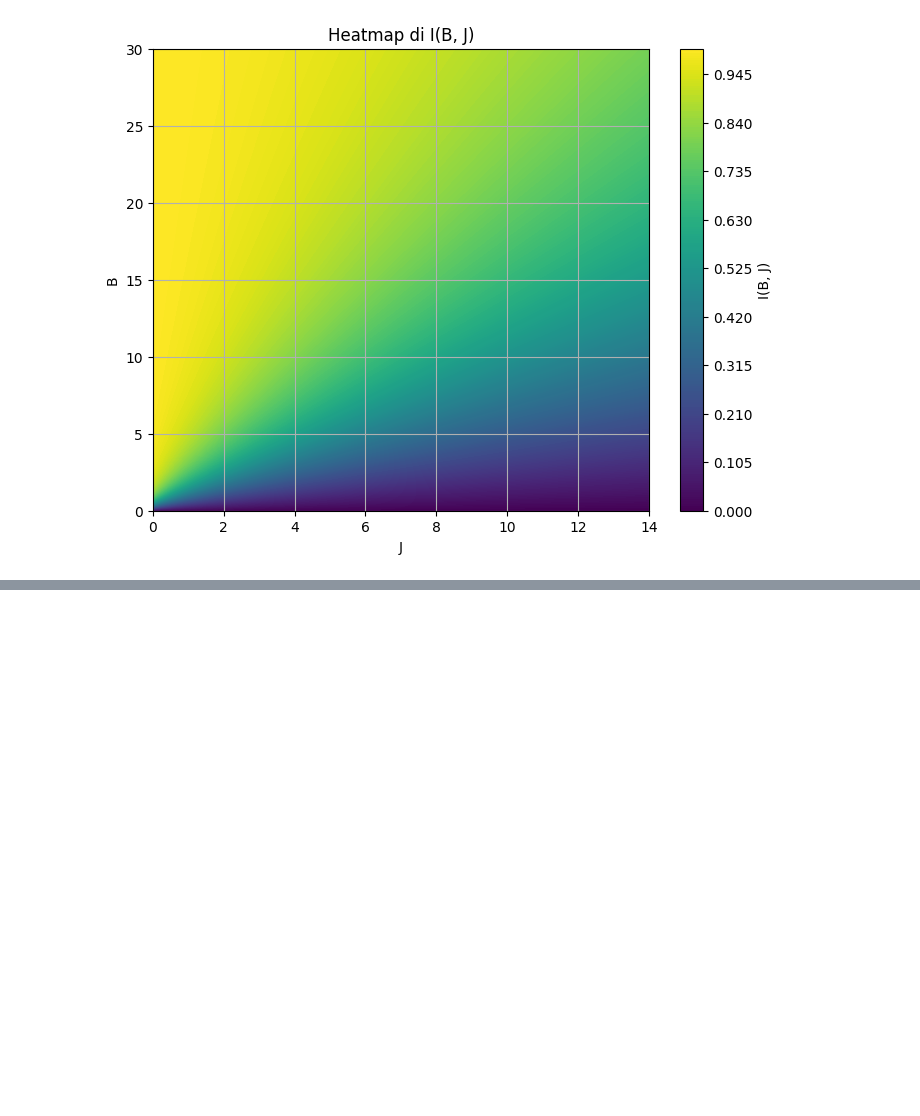
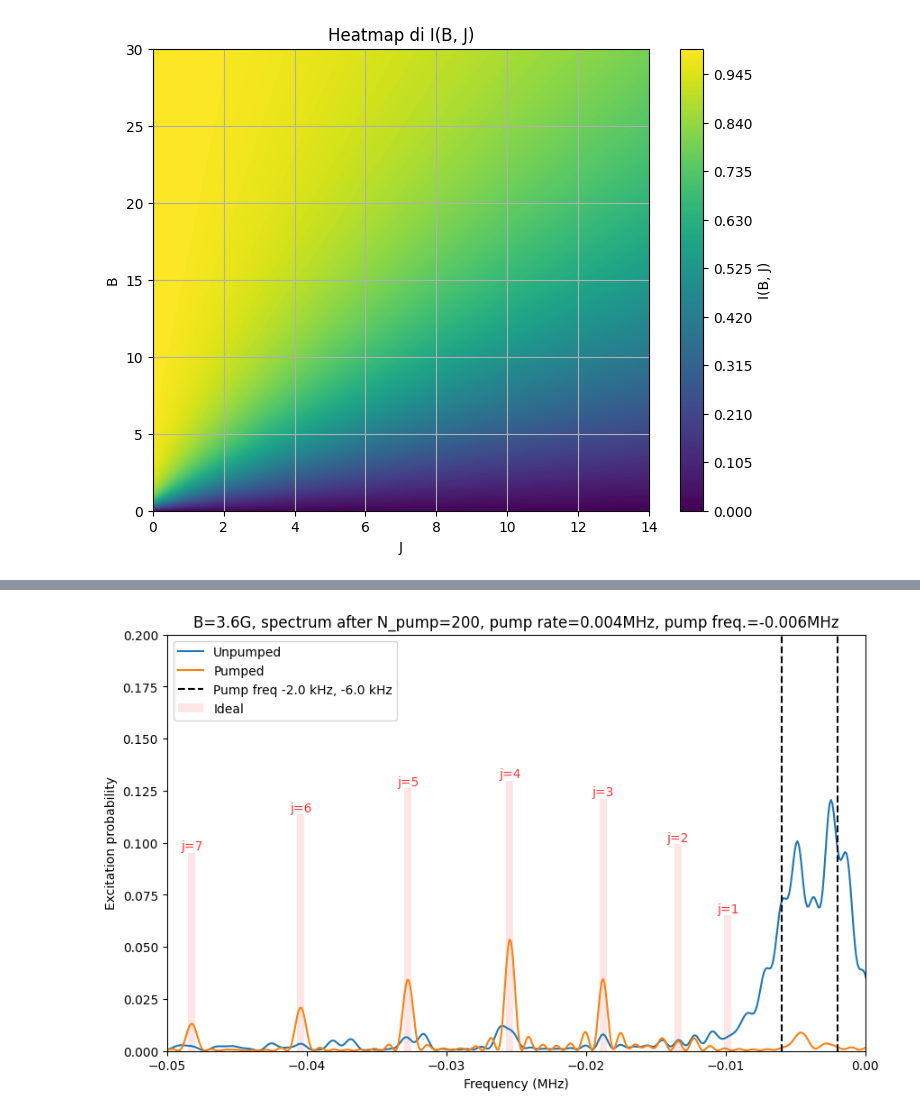
Before and after one commit to sdracia/QIC, a Jupyter notebook: project/cah+.ipynb, the cells around one changed output, grey strips where cells are left out. Drawn from its saved outputs; the diff is of its cells as text; code cells hidden in the pictures; blank space fills up the shorter version.

```diff
--- a/project/cah+.ipynb
+++ b/project/cah+.ipynb
@@ -71,0 +160,94 @@ ut.plot_transitions(cah)
+# %%
+b_field_gauss = 3.6
+j_max = 14
+
+# I compute the molecule
+cah1 = CaH.create_molecule_data(b_field_gauss=b_field_gauss, j_max=j_max, gj_list = gj_list, cij_list = cij_list)
+
+
+temperature = 300
+# I compute the states1. I do so because i need states1.dist,          J|m|csi|...|states1.dist
+                                                                    #  .|.| . |   |     .
+                                                                    #  .|.| . |   |     .
+                                                                    #  .|.| . |   |     .
+
+states1 = qls.States(cah1, temperature)
+
+# len(states1.dist) = len(cah1.states_df)
+
+# I take the transition_df. For each j (multiplet), i take the energy difference of the target distribution.
+signature_transitions = np.array([cah1.transition_df.loc[cah1.transition_df["j"]==j].iloc[0]["energy_diff"] * 1e-3 for j in range(1, cah1.j_max+1)])
+
+
+# Then I apply the external Raman pulse.
+duration_us = 1000.0
+rabi_rate_mhz = 2*np.pi*0.005
+max_frequency_mhz = 0.05
+scan_points = 1000
+dephased = False
+is_minus = True
+
+# get_spectrum: it takes excitation probability (from get_excitation_probabilities) + states1.dist distribution (from States) and np.dot @ freq.
+# Then repeats for the frequencies and returns both the frequencies and the results @ each freq.
+# This returns the spectrum before pumping.
+frequencies, exc_probs1_before = qls.get_spectrum(cah1, states1.dist, duration_us, rabi_rate_mhz, max_frequency_mhz, scan_points, dephased, is_minus)
+
+# Then I pump the system n times to improve the population
+pump_frequency_mhz_1 = -0.002
+num_pumps = 200
+pump_dephased = True
+pump_rabi_rate_mhz = 2*np.pi*0.004
+pump_duration_us = 1000.0
+
+
+# I update the state distribution (@ fixed j) with the exctiation matrix.
+# I pump the system multiple times in order to better populate the molecule
+
+for _ in range(num_pumps):
+    states1.dist += qls.excitation_matrix(cah1, pump_frequency_mhz_1, pump_duration_us, pump_rabi_rate_mhz, pump_dephased, is_minus).dot(states1.dist)
+
+
+pump_frequency_mhz_2 = -0.006
+
+for _ in range(num_pumps):
+    states1.dist += qls.excitation_matrix(cah1, pump_frequency_mhz_2, pump_duration_us, pump_rabi_rate_mhz, pump_dephased, is_minus).dot(states1.dist)
+
+
+
+fig, ax = plt.subplots(figsize=(10, 6))
+ax.plot(frequencies, exc_probs1_before, label = "Unpumped")     # Plot before
+
+frequencies, exc_probs1_after = qls.get_spectrum(cah1, states1.dist, duration_us, rabi_rate_mhz, max_frequency_mhz, scan_points, dephased, is_minus)
+
+ax.plot(frequencies, exc_probs1_after, label = f"Pumped")      # Plot after
+
+ax.bar(signature_transitions, states1.j_distribution()[1:], color="red", width=0.0005, alpha=0.1, label = "Ideal")
+ax.axvline(x=pump_frequency_mhz_2, color='black', linestyle='--')
+
+ax.axvline(x=pump_frequency_mhz_1, color='black', linestyle='--', label=f'Pump freq {pump_frequency_mhz_1*(1e3)} kHz, {pump_frequency_mhz_2*(1e3)} kHz')
+
+
+
+
+
+ax.legend()
+ax.set_xlabel("Frequency (MHz)")
+ax.set_ylabel("Excitation probability")
+ax.set_title(f"B={b_field_gauss}G, spectrum after N_pump={num_pumps}, pump rate={pump_rabi_rate_mhz/(2*np.pi):.3f}MHz, pump freq.={pump_frequency_mhz}MHz")
+
+a_lim = -max_frequency_mhz
+b_lim = 0
+
+ax.set_xlim([a_lim, b_lim])
+ax.set_ylim([0, 0.2])
+
+for i in range(j_max):
+    if signature_transitions[i] >= a_lim and signature_transitions[i] <= b_lim:
+        ax.text(signature_transitions[i], states1.j_distribution()[i+1], f"j={i+1}", ha='center', va='bottom', color='red', alpha=0.8)
+        # plt.text(J[i] - bar_width, signature_transitions[i] + 1, f'{signature_transitions[i]:.2f}',
+        #          ha='center', va='bottom', color='red', rotation=90)
+
+
+plt.show()
+# %% [output]
+[figure, added]
```
Also changed, not shown: parts of 3 cells of this notebook, 9 other files.
